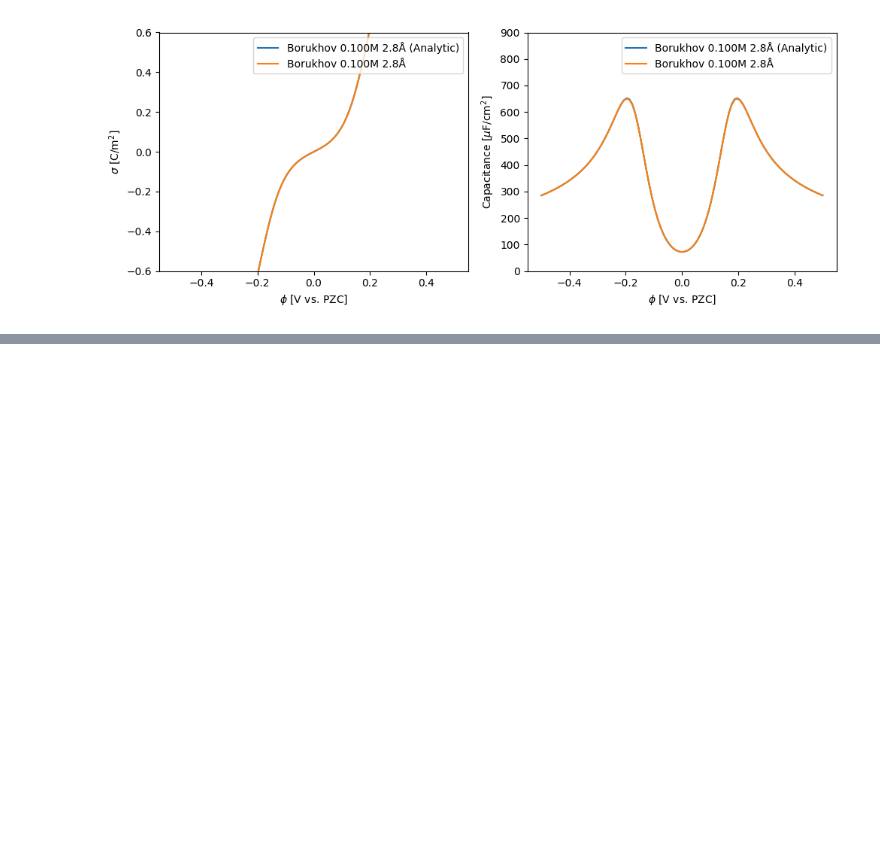
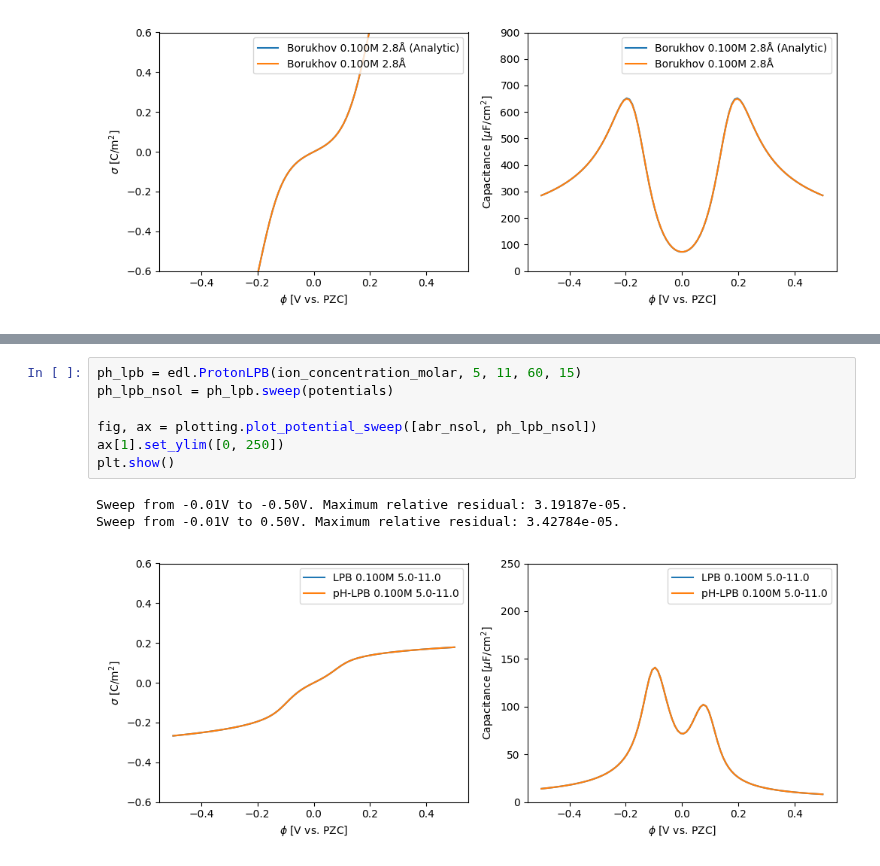
Before and after one commit to lucasdekam/frumkin, a Jupyter notebook: potential_sweeps.ipynb, the cells around one changed output, grey strips where cells are left out. Drawn from its saved outputs; the diff is of its cells as text; blank space fills up the shorter version.

```diff
--- a/potential_sweeps.ipynb
+++ b/potential_sweeps.ipynb
@@ -52 +52,12 @@ Sweep from -0.01V to 0.50V. Maximum relative residual: 3.16378e-05.
 [figure]
+# %%
+ph_lpb = edl.ProtonLPB(ion_concentration_molar, 5, 11, 60, 15)
+ph_lpb_nsol = ph_lpb.sweep(potentials)
+
+fig, ax = plotting.plot_potential_sweep([abr_nsol, ph_lpb_nsol])
+ax[1].set_ylim([0, 250])
+plt.show()
+# %% [output]
+Sweep from -0.01V to -0.50V. Maximum relative residual: 3.19187e-05.
+Sweep from -0.01V to 0.50V. Maximum relative residual: 3.42784e-05.
+[figure, added]
```
Also changed, not shown: parts of 1 cell of this notebook, 1 other file.
